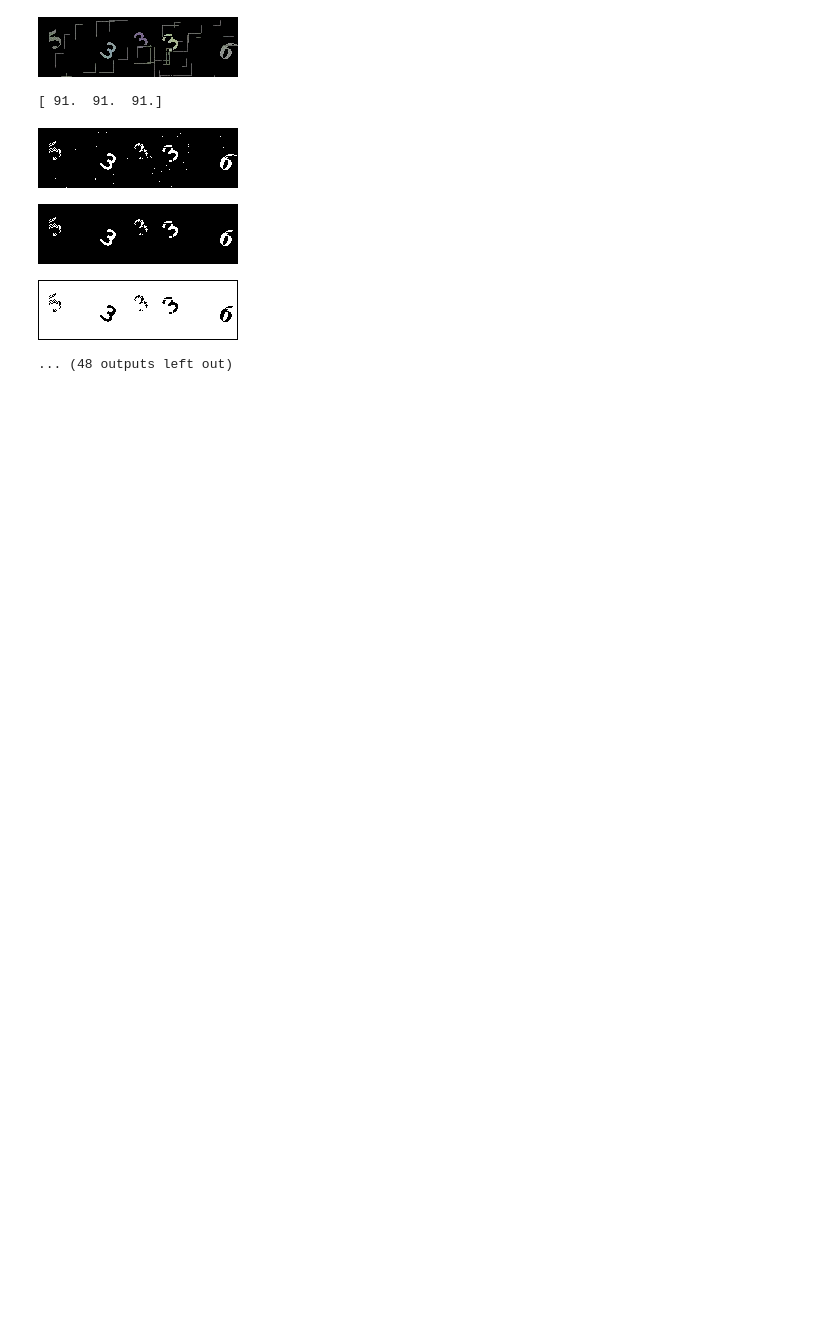
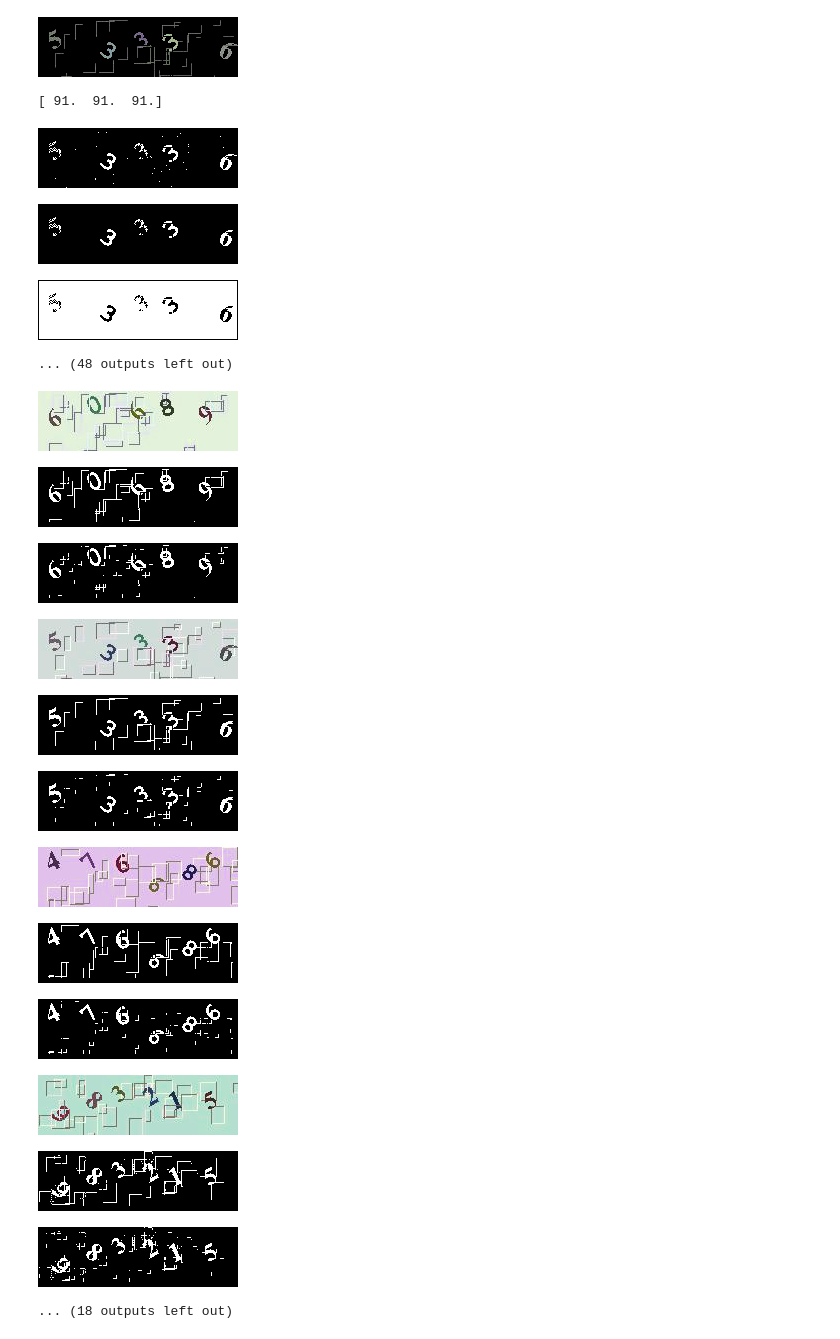
Before and after one commit to tjwei/tjw_ipynb, a Jupyter notebook: twrailway.ipynb, the cells around one changed output. Cells and saved outputs as stored; diff of their text form; code cells hidden in the pictures; blank space fills up the shorter version.

```diff
--- a/twrailway.ipynb
+++ b/twrailway.ipynb
@@ -383,3 +384,50 @@ for img in imgs:
 [figure]
 [figure]
 ... (48 outputs left out)
+# %%
+imgs = [cv2.imread('img/rail{}.jpg'.format(i)) for i in range(10)]
+for img in imgs:
+    display_img_array(img, None)
+    z = iter(img.flatten())
+    mcolor = np.array(Counter(zip(z,z,z)).most_common(1)[0][0], dtype=np.float32)
+    h,w,c = img.shape
+    nimg=np.zeros((h,w,c), dtype=np.uint8)
+    for i in range(h-5):
+        for j in range(w-5):
+            r = abs(img[i,j]-mcolor).astype(dtype=np.uint8)
+            if r.sum()< 120:
+                nimg[i,j]=(0,0,0)
+            #elif find_line(img, i,j):
+            #    nimg[i,j]=(0,0,0)
+            #elif find_vline(img,i,j):
+            #    nimg[i,j]=(0,0,0)
+            else:
+                nimg[i,j]=(255,255,255)
+    display_img_array(nimg)
+    img = nimg
+    nimg=np.zeros((h,w,c), dtype=np.uint8)
+    for i in range(h-5):
+        for j in range(w-5):
+            if tuple(img[i,j])==(0,0,0):
+                continue
+            if find_line(img, i,j):
+                nimg[i,j]=(0,0,0)
+            elif find_vline(img,i,j):
+                nimg[i,j]=(0,0,0)
+            else:
+                nimg[i,j]=(255,255,255)
+    display_img_array(nimg)
+# %% [output]
+[figure, added]
+[figure, added]
+[figure, added]
+[figure, added]
+[figure, added]
+[figure, added]
+[figure, added]
+[figure, added]
+[figure, added]
+[figure, added]
+[figure, added]
+[figure, added]
+... (18 outputs left out)
```
Also changed, not shown: parts of 2 cells of this notebook.
